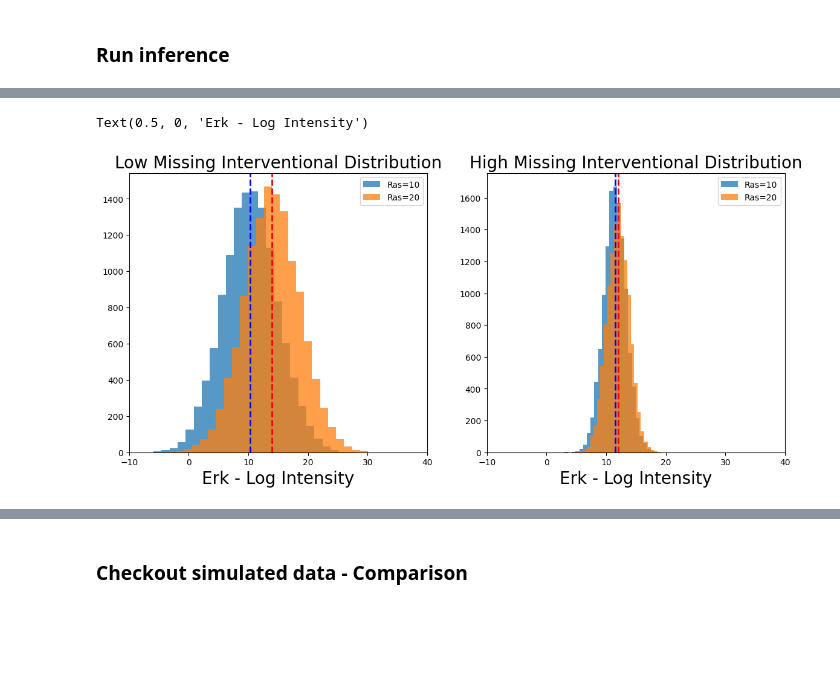
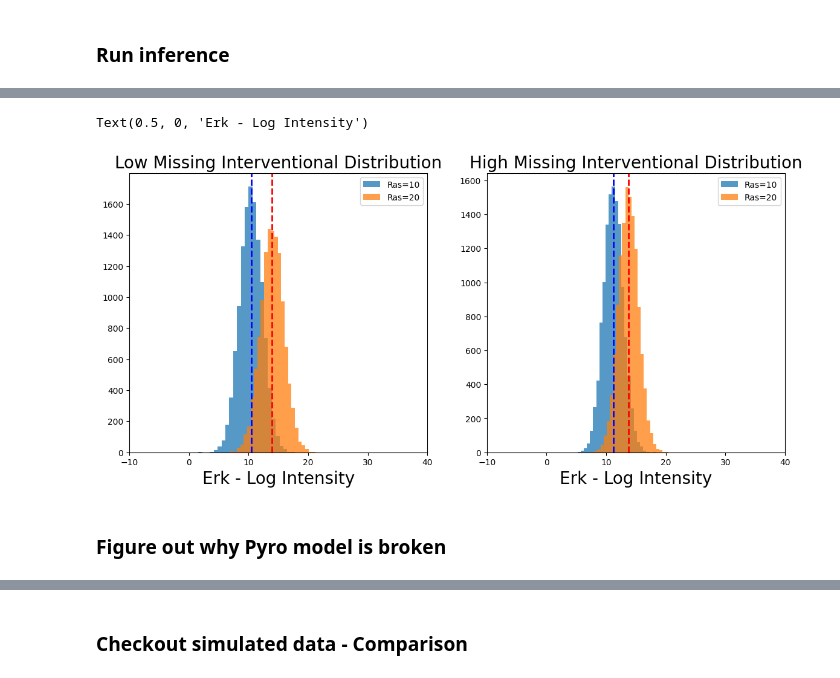
Before and after one commit to devonjkohler/Causomic, a Jupyter notebook: vignettes/simulations/IGF_simulation_analysis.ipynb, the cells around one changed output, grey strips where cells are left out. Drawn from its saved outputs; the diff is of its cells as text; code cells hidden in the pictures; blank space fills up the shorter version.

```diff
--- a/vignettes/simulations/IGF_simulation_analysis.ipynb
+++ b/vignettes/simulations/IGF_simulation_analysis.ipynb
@@ -1329,9 +1343,19 @@ Text(0, 0.5, 'Mek')
 ### Run inference
 # %%
 pyro.clear_param_store()
-lvm = LVM(high_missing_protein_data.iloc[:,1:], y0_graph_bulk)
+lvm = LVM(high_rep_protein_data.iloc[:,1:], y0_graph_bulk)
 lvm.prepare_graph()
 lvm.prepare_data()
 lvm.fit_model(num_steps=4000)
+
+lvm.intervention("Ras", "Erk", 10)
+first_int = lvm.intervention_samples
+
+lvm.intervention("Ras", "Erk", 20)
+second_int = lvm.intervention_samples
+
+low_missing_intervention_results = [first_int, second_int, lvm]
+
+low_missing_intervention_results[1].mean() - low_missing_intervention_results[0].mean()
 # %% [output]
 starting training
@@ -1358,4 +1379,10 @@ tensor(3.6107)
 # %%
+pyro.clear_param_store()
+lvm = LVM(high_missing_protein_data.iloc[:,1:], y0_graph_bulk)
+lvm.prepare_graph()
+lvm.prepare_data()
+lvm.fit_model(num_steps=5000)
+
 lvm.intervention("Ras", "Erk", 10)
 first_int = lvm.intervention_samples
 
@@ -1370,32 +1414,34 @@ np.mean(np.array(high_missing_intervention_results[1])) - np.mean(np.array(high_
 # %%
 fig, ax = plt.subplots(1, 2, figsize=(14,6))
 
-ax[0].hist(intervention_results["high"][0], label="Ras=10", alpha=.75, bins=25)
-ax[0].hist(intervention_results["high"][1], label="Ras=20", alpha=.75, bins=25)
-ax[0].axvline(x=intervention_results["high"][0].mean(), color="Blue", lw=2, linestyle="--")
-ax[0].axvline(x=intervention_results["high"][1].mean(), color="Red", lw=2, linestyle="--")
+ax[0].hist(low_missing_intervention_results[0], label="Ras=10", alpha=.75, bins=25)
+ax[0].hist(low_missing_intervention_results[1], label="Ras=20", alpha=.75, bins=25)
+ax[0].axvline(x=low_missing_intervention_results[0].mean(), color="Blue", lw=2, linestyle="--")
+ax[0].axvline(x=low_missing_intervention_results[1].mean(), color="Red", lw=2, linestyle="--")
 ax[0].legend()
 
 ax[1].hist(high_missing_intervention_results[0], label="Ras=10", alpha=.75, bins=25)
 ax[1].hist(high_missing_intervention_results[1], label="Ras=20", alpha=.75, bins=25)
 ax[1].axvline(x=high_missing_intervention_results[0].mean(), color="Blue", lw=2, linestyle="--")
 ax[1].axvline(x=high_missing_intervention_results[1].mean(), color="Red", lw=2, linestyle="--")
 ax[1].legend()
 
 ax[0].set_xlim(-10,40)
 ax[1].set_xlim(-10,40)
 
 plt.legend()
 
 ax[0].set_title("Low Missing Interventional Distribution", size=20)
 ax[0].set_xlabel("Erk - Log Intensity", size=20)
 
 ax[1].set_title("High Missing Interventional Distribution", size=20)
 ax[1].set_xlabel("Erk - Log Intensity", size=20)
 
 # # ax.set_ylabel("Erk", size=24)
 # plt.xticks(fontsize=16)
 # plt.yticks(fontsize=16)
 # %% [output]
 Text(0.5, 0, 'Erk - Log Intensity')
-[figure, old version]
+[figure, new version]
+# %% [markdown]
+### Figure out why Pyro model is broken
```
Also changed, not shown: parts of 21 cells of this notebook, 23 other files.
